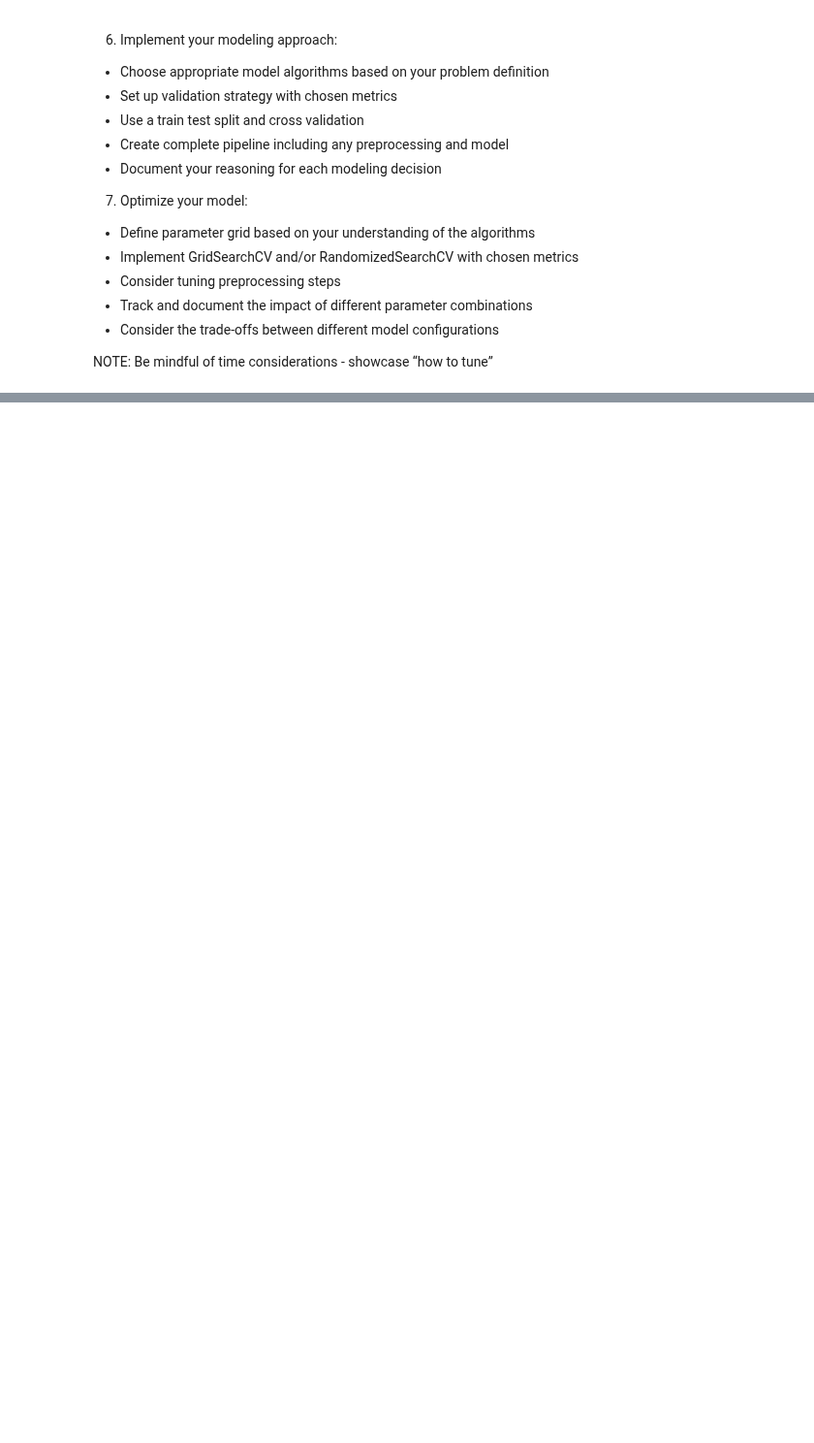
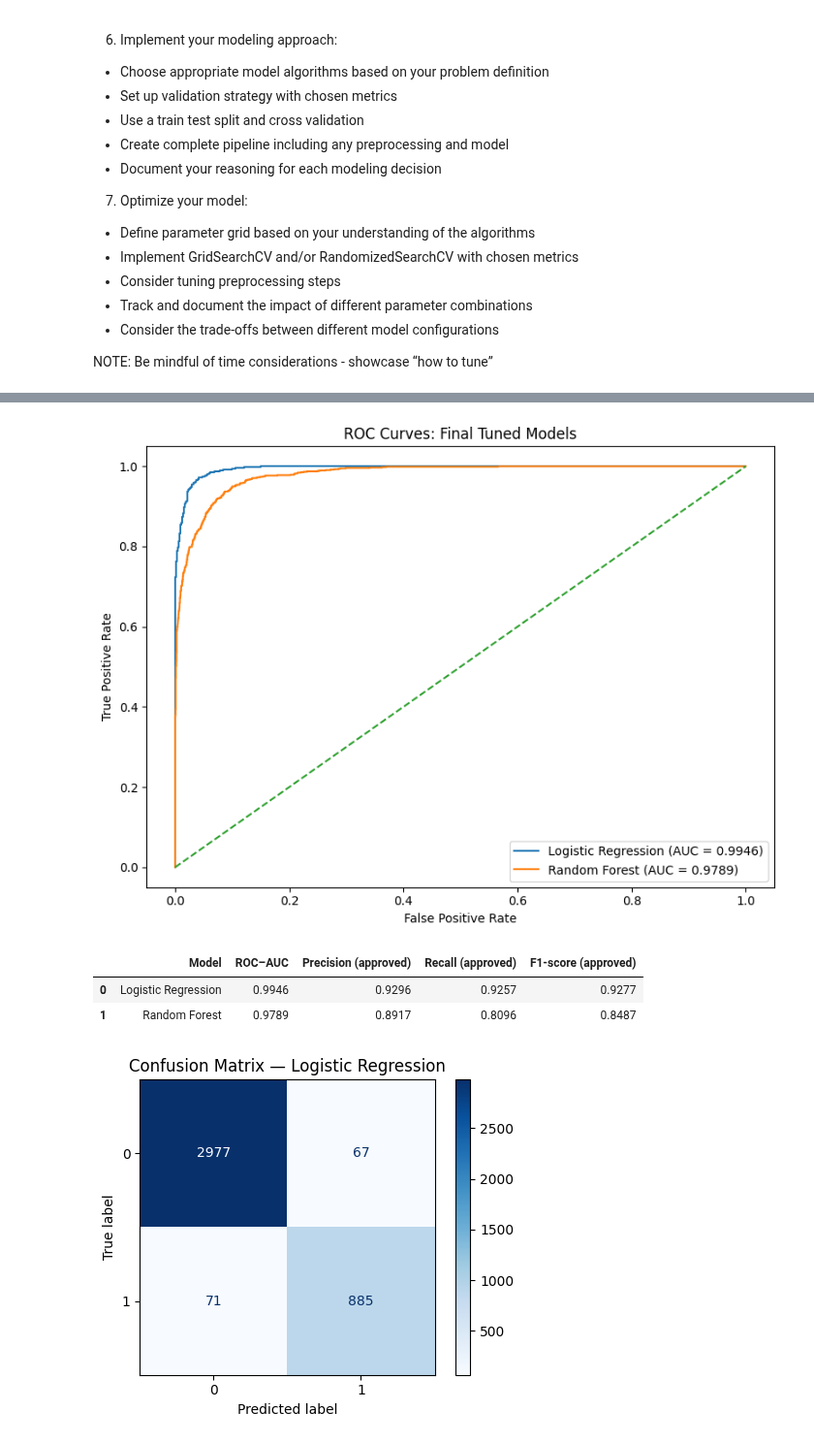
Before and after one commit to AlvinEchoka/Loan-Approval, a Jupyter notebook: financial_loan_risk.ipynb, the cells around one changed output, grey strips where cells are left out. Shown at 97% size. Drawn from its saved outputs; the diff is of its cells as text; code cells hidden in the pictures; blank space fills up the shorter version.

```diff
--- a/financial_loan_risk.ipynb
+++ b/financial_loan_risk.ipynb
@@ -358,0 +471,17 @@ None
+# %%
+#categorize features:
+
+# Automatically separate baseline types
+numerical_features = df.select_dtypes(include=[np.number]).columns.tolist()
+categorical_features = df.select_dtypes(include=['object', 'category']).columns.tolist()
+
+# Define explicit ordinal features based on domain knowledge
+# Example: EducationLevel has a strict sequential ranking order
+ordinal_features = ['EducationLevel']
+
+# Remove ordinal features from the generic nominal categorical list
+nominal_categorical_features = [col for col in categorical_features if col not in ordinal_features]
+
+print(f"Numerical Features ({len(numerical_features)}): {numerical_features}")
+print(f"Nominal Categorical Features ({len(nominal_categorical_features)}): {nominal_categorical_features}")
+print(f"Ordinal Features ({len(ordinal_features)}): {ordinal_features}\n")
@@ -410,0 +1272,46 @@ None
+# %%
+# Section 8: final test-set evaluation and model-performance visualisations
+final_models = {
+    'Logistic Regression': grid_search_lr.best_estimator_,
+    'Random Forest': rand_search_rf.best_estimator_
+}
+
+final_metrics = []
+plt.figure(figsize=(8, 6))
+for name, model in final_models.items():
+    probabilities = model.predict_proba(X_test)[:, 1]
+    predictions = model.predict(X_test)
+    fpr, tpr, _ = roc_curve(y_test, probabilities)
+    auc_value = roc_auc_score(y_test, probabilities)
+    plt.plot(fpr, tpr, label=f'{name} (AUC = {auc_value:.4f})')
+    final_metrics.append({
+        'Model': name,
+        'ROC–AUC': auc_value,
+        'Precision (approved)': precision_score(y_test, predictions),
+        'Recall (approved)': recall_score(y_test, predictions),
+        'F1-score (approved)': f1_score(y_test, predictions)
+    })
+
+plt.plot([0, 1], [0, 1], linestyle='--')
+plt.xlabel('False Positive Rate')
+plt.ylabel('True Positive Rate')
+plt.title('ROC Curves: Final Tuned Models')
+plt.legend()
+plt.tight_layout()
+plt.show()
+
+final_metrics_df = pd.DataFrame(final_metrics).sort_values('ROC–AUC', ascending=False)
+display(final_metrics_df.style.format({col: '{:.4f}' for col in final_metrics_df.columns[1:]}))
+
+for name, model in final_models.items():
+    fig, ax = plt.subplots(figsize=(5, 4))
+    ConfusionMatrixDisplay.from_predictions(y_test, model.predict(X_test), ax=ax, cmap='Blues')
+    ax.set_title(f'Confusion Matrix — {name}')
+    plt.tight_layout()
+    plt.show()
+# %% [output]
+[figure, added]
+|  | Model | ROC–AUC | Precision (approved) | Recall (approved) | F1-score (approved) |
+| 0 | Logistic Regression | 0.9946 | 0.9296 | 0.9257 | 0.9277 |
+| 1 | Random Forest | 0.9789 | 0.8917 | 0.8096 | 0.8487 |
+[figure, added]
```
Also changed, not shown: parts of 83 cells of this notebook.
